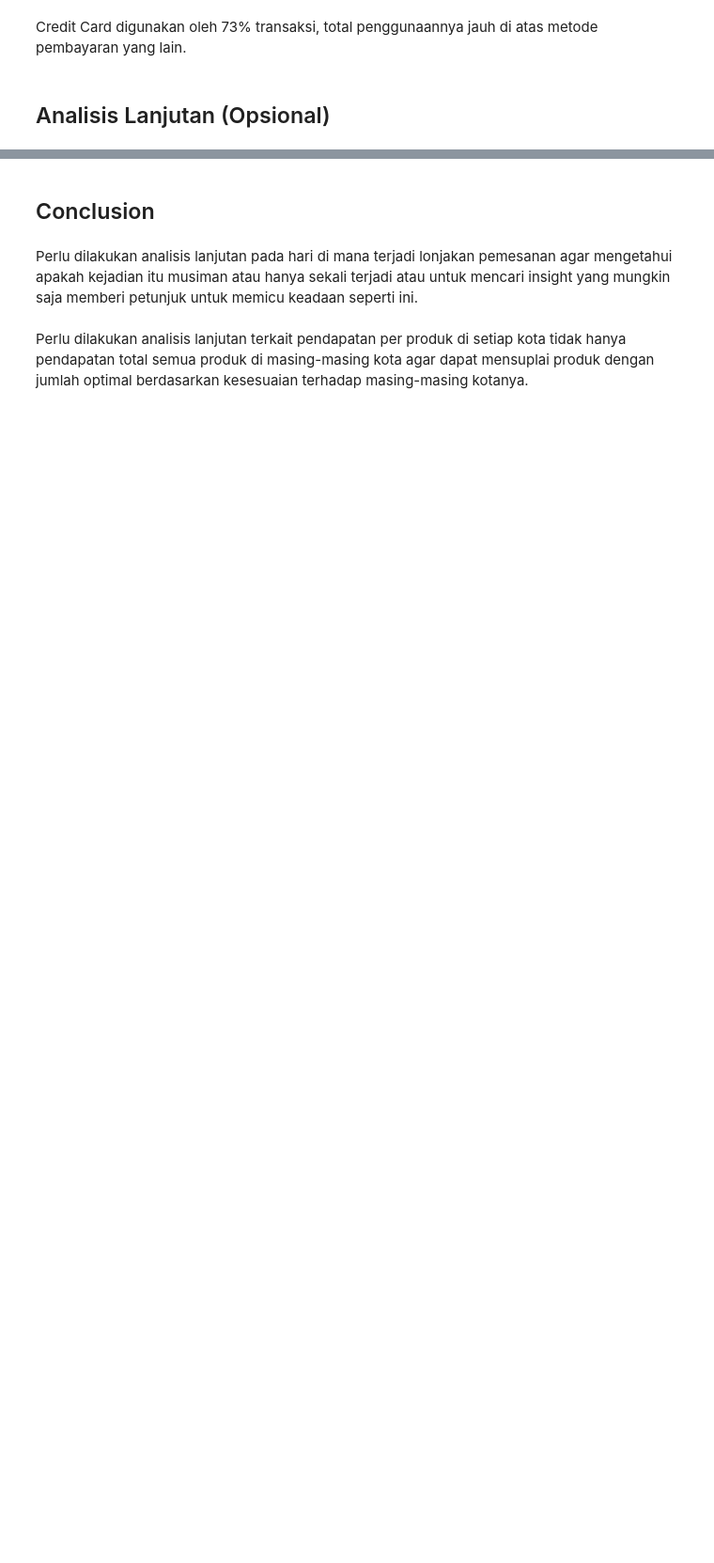
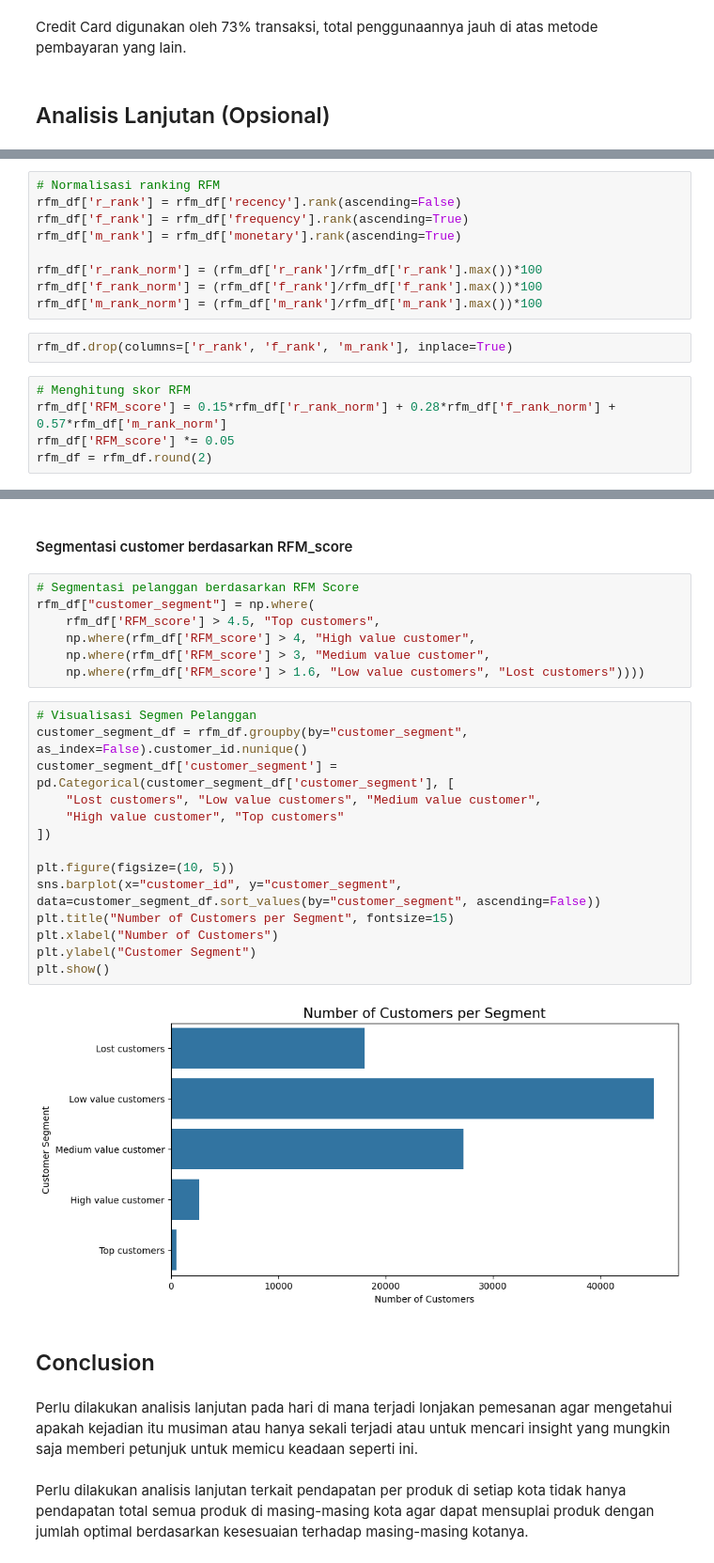
Before and after one commit to hutomo20241446/analisis_data, a Jupyter notebook: Proyek_Analisis_Data.ipynb, the cells around one changed output, grey strips where cells are left out. Shown at 94% size. Drawn from its saved outputs; the diff is of its cells as text; blank space fills up the shorter version.

```diff
--- a/Proyek_Analisis_Data.ipynb
+++ b/Proyek_Analisis_Data.ipynb
@@ -915,0 +1072,16 @@ Credit Card digunakan oleh 73% transaksi, total penggunaannya jauh di atas metod
+# %%
+# Normalisasi ranking RFM
+rfm_df['r_rank'] = rfm_df['recency'].rank(ascending=False)
+rfm_df['f_rank'] = rfm_df['frequency'].rank(ascending=True)
+rfm_df['m_rank'] = rfm_df['monetary'].rank(ascending=True)
+
+rfm_df['r_rank_norm'] = (rfm_df['r_rank']/rfm_df['r_rank'].max())*100
+rfm_df['f_rank_norm'] = (rfm_df['f_rank']/rfm_df['f_rank'].max())*100
+rfm_df['m_rank_norm'] = (rfm_df['m_rank']/rfm_df['m_rank'].max())*100
+# %%
+rfm_df.drop(columns=['r_rank', 'f_rank', 'm_rank'], inplace=True)
+# %%
+# Menghitung skor RFM
+rfm_df['RFM_score'] = 0.15*rfm_df['r_rank_norm'] + 0.28*rfm_df['f_rank_norm'] + 0.57*rfm_df['m_rank_norm']
+rfm_df['RFM_score'] *= 0.05
+rfm_df = rfm_df.round(2)
@@ -916,3 +1104,28 @@ Credit Card digunakan oleh 73% transaksi, total penggunaannya jauh di atas metod
+# %% [markdown]
+#### Segmentasi customer berdasarkan RFM_score
+# %%
+# Segmentasi pelanggan berdasarkan RFM Score
+rfm_df["customer_segment"] = np.where(
+    rfm_df['RFM_score'] > 4.5, "Top customers",
+    np.where(rfm_df['RFM_score'] > 4, "High value customer",
+    np.where(rfm_df['RFM_score'] > 3, "Medium value customer",
+    np.where(rfm_df['RFM_score'] > 1.6, "Low value customers", "Lost customers"))))
+# %%
+# Visualisasi Segmen Pelanggan
+customer_segment_df = rfm_df.groupby(by="customer_segment", as_index=False).customer_id.nunique()
+customer_segment_df['customer_segment'] = pd.Categorical(customer_segment_df['customer_segment'], [
+    "Lost customers", "Low value customers", "Medium value customer",
+    "High value customer", "Top customers"
+])
+
+plt.figure(figsize=(10, 5))
+sns.barplot(x="customer_id", y="customer_segment", data=customer_segment_df.sort_values(by="customer_segment", ascending=False))
+plt.title("Number of Customers per Segment", fontsize=15)
+plt.xlabel("Number of Customers")
+plt.ylabel("Customer Segment")
+plt.show()
+# %% [output]
+[figure, added]
 # %% [markdown]
 ## Conclusion
 # %% [markdown]
```
Also changed, not shown: parts of 34 cells of this notebook.
